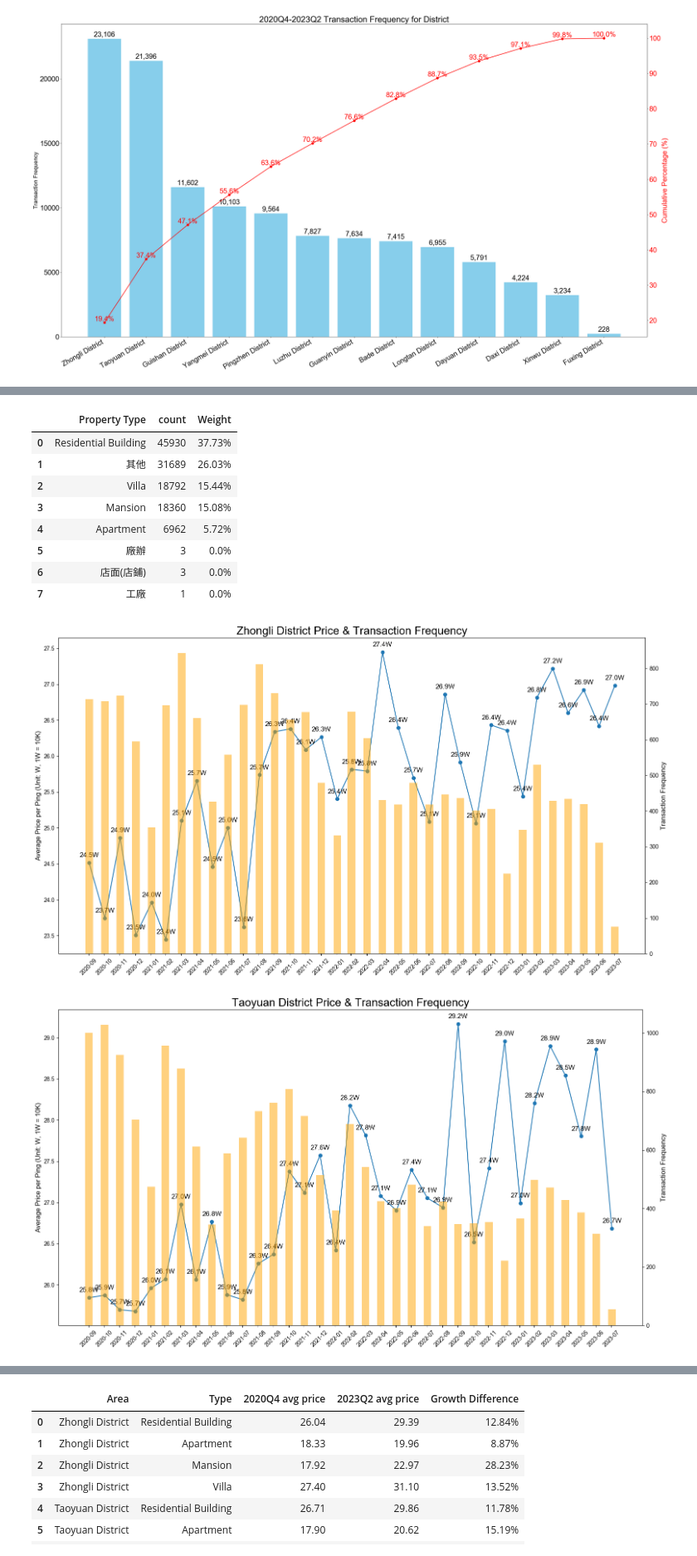
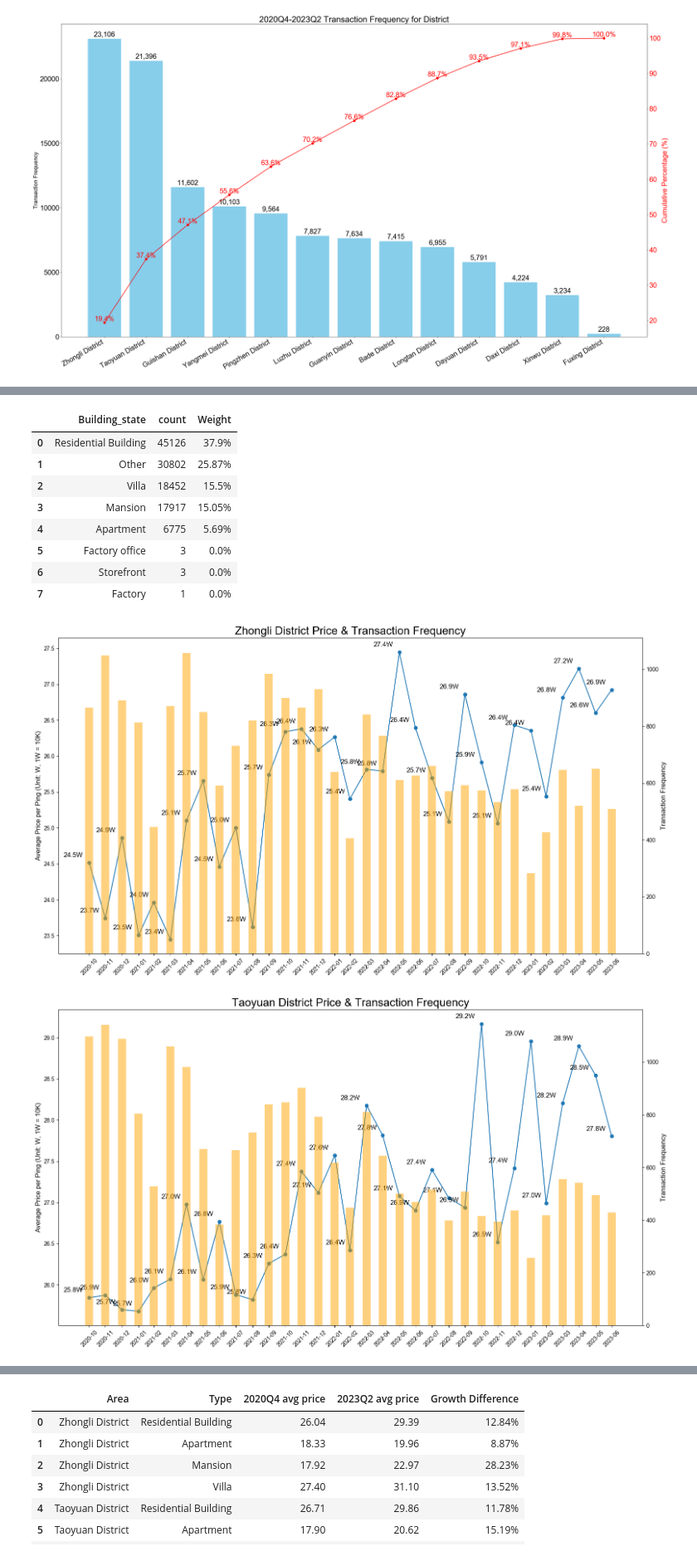
Before and after one commit to e19931107/Project2, a Jupyter notebook: Taoyuan property price analysis_20240103.ipynb, the cells around one changed output, grey strips where cells are left out. Shown at 83% size. Cells and saved outputs as stored; diff of their text form; code cells hidden in the pictures.

Commit message:
Adjust code
1. Timeline in each plot's x-axis
2. Translate to Eng

```diff
--- a/Taoyuan property price analysis_20240103.ipynb
+++ b/Taoyuan property price analysis_20240103.ipynb
@@ -299,25 +292,25 @@ data_count = pd.DataFrame(data_count).reset_index()
 data_count['Weight'] = ((data_count['count'] / data_count['count'].sum())*100).round(2)
 data_count['建物型態'] = data_count['建物型態'].replace(property_dict)
 data_count['Weight'] = data_count['Weight'].apply(lambda x: f'{x}%')
-data_count = data_count.rename(columns={'建物型態': 'Property Type'})
+data_count = data_count.rename(columns=columns_mapping)
 data_count
 # %% [output]
-|  | Property Type | count | Weight |
-| 0 | Residential Building | 45930 | 37.73% |
-| 1 | 其他 | 31689 | 26.03% |
-| 2 | Villa | 18792 | 15.44% |
-| 3 | Mansion | 18360 | 15.08% |
-| 4 | Apartment | 6962 | 5.72% |
-| 5 | 廠辦 | 3 | 0.0% |
-| 6 | 店面(店鋪) | 3 | 0.0% |
-| 7 | 工廠 | 1 | 0.0% |
+|  | Building_state | count | Weight |
+| 0 | Residential Building | 45126 | 37.9% |
+| 1 | Other | 30802 | 25.87% |
+| 2 | Villa | 18452 | 15.5% |
+| 3 | Mansion | 17917 | 15.05% |
+| 4 | Apartment | 6775 | 5.69% |
+| 5 | Factory office | 3 | 0.0% |
+| 6 | Storefront | 3 | 0.0% |
+| 7 | Factory | 1 | 0.0% |
 # %%
-data = data[(data['建物型態'] == '公寓(5樓含以下無電梯)') | (data['建物型態'] == '透天厝') | (data['建物型態'] == '住宅大樓(11層含以上有電梯)') | (data['建物型態'] == '華廈(10層含以下有電梯)')]
+# Filter data for the specified time range (October 2020 to June 2023)
+data3 = data[(data['建物型態'].isin(['公寓(5樓含以下無電梯)', '透天厝', '住宅大樓(11層含以上有電梯)', '華廈(10層含以下有電梯)'])) &
+            (data['交易年月日'] >= '2020-10-01') & (data['交易年月日'] <= '2023-06-30')]
 
-# Create a new DataFrame 'data3'
-data3 = pd.DataFrame(data.groupby(['鄉鎮市區', 'Yearmonth'])['單價元坪'].mean()).reset_index()
+data3 = pd.DataFrame(data3.groupby(['鄉鎮市區', 'Yearmonth'])['單價元坪'].mean()).reset_index()
 data3['單價元坪'] = data3['單價元坪'] / 10000
-
 
 for area in ['中壢區', '桃園區']:
     # Create a copy of data3
@@ -336,45 +329,46 @@ for area in ['中壢區', '桃園區']:
     fig, ax1 = plt.subplots(figsize=(16, 9))
 
     # Line chart for average price
-    ax1.plot(data3_copy['Yearmonth'], data3_copy['單價元坪'], marker='o', linestyle='-', label='Average Price')
+    ax1.plot(pd.date_range('2020-10-01', '2023-07-01', freq='M'), data3_copy['單價元坪'], marker='o', linestyle='-', label='Average Price')
     ax1.set_ylabel('Average Price per Ping (Unit: W, 1W = 10K)', fontsize=12)
     title = f'{dist_dict.get(area)} Price & Transaction Frequency'
     ax1.set_title(title, fontsize=20)
     ax1.tick_params(axis='x', labelrotation=45)
 
     # Create a second y-axis for the bar chart
     ax2 = ax1.twinx()
 
     # Bar chart for transaction counts
     entry_counts = data[data['鄉鎮市區'] == area]['Yearmonth'].value_counts().sort_index()
-    ax2.bar(data3_copy['Yearmonth'], entry_counts, alpha=0.5, color='orange', width=15, label='Transaction Counts')
+    # Align the bar chart data with the updated x-axis range
+    ax2.bar(pd.date_range('2020-10-01', '2023-07-01', freq='M'), entry_counts, alpha=0.5, color='orange', width=15, label='Transaction Counts')
     ax2.set_ylabel('Transaction Frequency', fontsize=12)
 
     # Set the x-axis ticks and labels to display from September 2020 to August 2023
-    ax1.set_xticks(pd.date_range('2020-09-01', '2023-08-01', freq='M'))
-    ax1.set_xticklabels([date.strftime('%Y-%m') for date in pd.date_range('2020-09-01', '2023-08-01', freq='M')],
+    ax1.set_xticks(pd.date_range('2020-10-01', '2023-07-01', freq='M'))
+    ax1.set_xticklabels([date.strftime('%Y-%m') for date in pd.date_range('2020-10-01', '2023-07-01', freq='M')],
                         rotation=45)
 
     # Annotate the data points on the line chart with data labels
     for i, txt in enumerate(data3_copy['單價元坪']):
         ax1.annotate(f'{txt:.1f}W', (data3_copy['Yearmonth'].iloc[i], data3_copy['單價元坪'].iloc[i]),
                      textcoords="offset points", xytext=(0, 10), ha='center', size=12)
 
     # Adjust layout to prevent label overlap
     fig.tight_layout()
 
     # # save the plot with title named
     # path_to_save_file = Path().absolute()/"PNG"/"District"
     # path_to_save_file.mkdir(parents=True, exist_ok=True)  # Create the directory if it doesn't exist
     # filename = f'{title}.png'
     # full_path = path_to_save_file/filename
     # plt.savefig(full_path)
 
     # Show the chart
     plt.show()
 # %% [output]
-[figure, old version]
+[figure, new version]
-[figure, old version]
+[figure, new version]
 # %%
 data_Zh_Tao = data[(data['鄉鎮市區'] == '中壢區') | (data['鄉鎮市區'] == '桃園區')]
 
```
Also changed, not shown: parts of 22 cells of this notebook, 15 other files.
